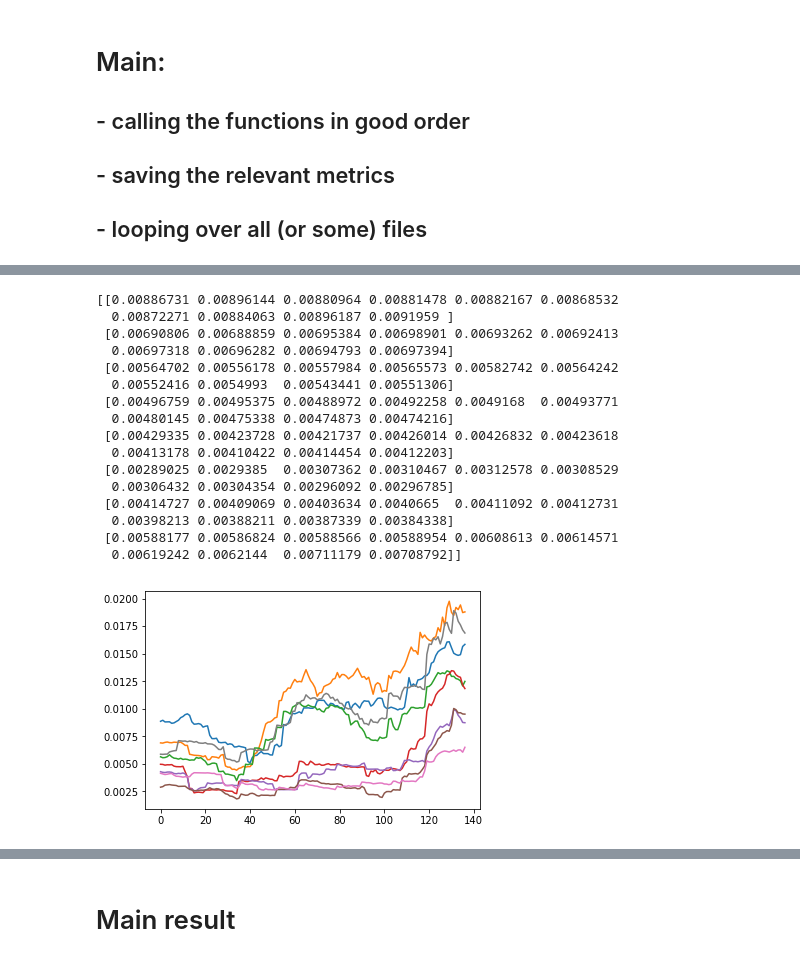
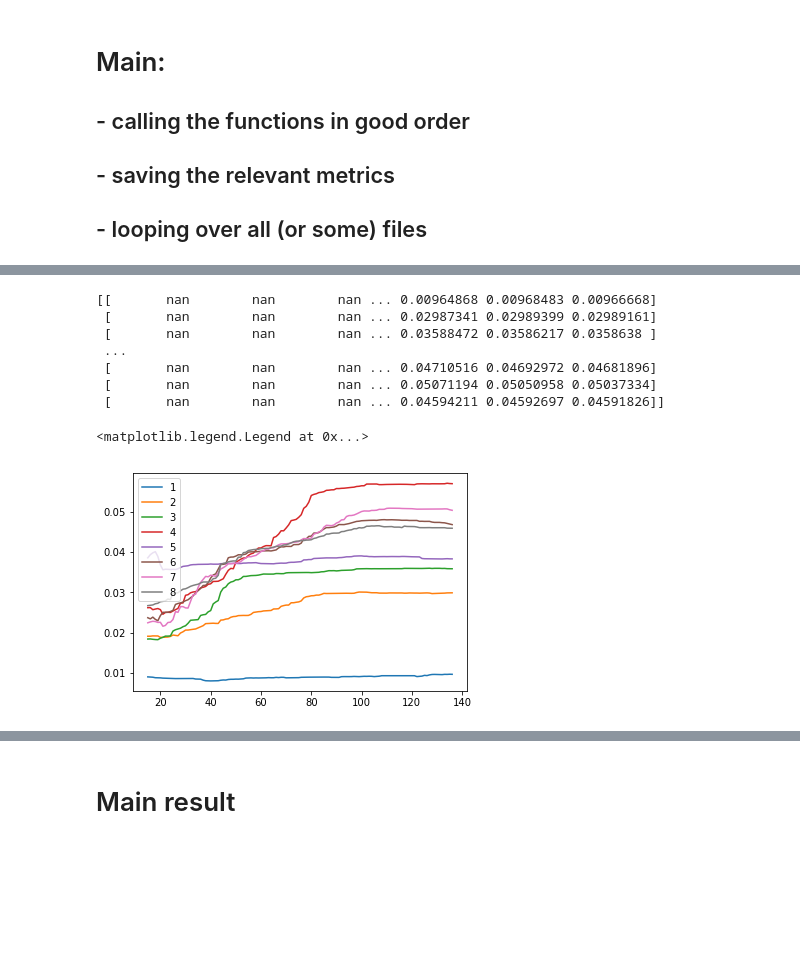
Before and after one commit to jkikstra/climvar, a Jupyter notebook: IlyasPastVariability.ipynb, the cells around one changed output, grey strips where cells are left out. Saved outputs shown, nothing was run; the diff lists cells and outputs as text; code cells hidden in the pictures; blank space fills up the shorter version.

```diff
--- a/IlyasPastVariability.ipynb
+++ b/IlyasPastVariability.ipynb
@@ -23,7 +29,11 @@ import math
 from scipy import stats
 import pylab
 
+import uncertainties as u # requires an install every time I activate pangeo again. ;
+
 startyr = 1850
-endyr = 2016
+endyr = 2018
 climateperiod = 30
 numyears_data = endyr - startyr + 1
+
+#scipy.signal.detrend
@@ -169,10 +195,15 @@ for i in regions:
 # data = t_anom
 
 def do_regional_data(data):
-    # some parameters to increase readability of the code:
-    numyears = data.shape[0]
-    grid_lat = data.shape[1]
-    grid_lon = data.shape[2]
+    # to check the size of the input 'data' and adjust the parameters accordingly
+    if data.ndim == 3:
+        numyears = data.shape[0]
+        grid_lat = data.shape[1]
+        grid_lon = data.shape[2]
+    if data.ndim == 2:
+        numyears = 1
+        grid_lat = data.shape[0]
+        grid_lon = data.shape[1]
 
     # create variable to store processed data:
     regional_data = np.zeros((numregions, numyears)) # for storing weighted mean temperature (per year and per region)
@@ -185,13 +216,23 @@ def do_regional_data(data):
             for i in range(grid_lat):
                 for j in range(grid_lon):
                     # this highly nested loop applies the weights of the masked grid to the data.
-                    t_sum = t_sum + (data[year][i][j] * weighted_grid[c][i][j])
+                    if data.ndim == 2:
+                        t_sum = t_sum + (data[i][j] * weighted_grid[c][i][j])
+                    else:
+                        t_sum = t_sum + (data[year][i][j] * weighted_grid[c][i][j])
             t_mean = t_sum/np.nansum(weighted_grid[c])
             regional_data[c][year] = t_mean
 
     return regional_data
 
 regional_data = do_regional_data(t_anom)
+
+
+
+# plt.figure()
+# # plt.plot(range(regional_data.shape[1]), np.mean(global_data_detrended, axis=1))
+# for c in range(len(regions)):
+#     plt.plot(range(regional_data.shape[1]), regional_data[c])
 # %% [markdown]
 ### Detrend a) regional mean data, and b) global mean data.
 #### Done by creating a 30yr array for each year, and subtracting the trend from that climatic period.
@@ -270,3 +344,9 @@ regional_data_detrended, global_data_detrended, regional_clim_data, global_clim_
+# %%
+global_data_detrended[14:50]
+plt.plot(range(regional_data.shape[1]), global_data_detrended)
+
+for i in range(regional_data.shape[1]):
+    print(np.nanmean(global_data_detrended[i]))
 # %%
 # check the data output:
 
@@ -504,27 +601,20 @@ SDsOfSDs = loop_over_ensmembers()
 # %%
 for rgn in range(8):
-    plt.plot(range(137),SDsOfSDs[rgn])
-print(SDsOfSDs[:,0:10])
+    plt.plot(range(139),SDsOfSDs[rgn])
+print(SDsOfSDs[:,:])
+plt.legend(regions)
 
 ###
 # conclusion seems to be that there is more of a spread in the recent decades
 #   which indicates a higher spread in the amount of variability
 #   and could therefore indicate a trend in the SD/NormDist of the interannual temperatures.
 # %% [output]
-[[0.00886731 0.00896144 0.00880964 0.00881478 0.00882167 0.00868532
-  0.00872271 0.00884063 0.00896187 0.0091959 ]
- [0.00690806 0.00688859 0.00695384 0.00698901 0.00693262 0.00692413
-  0.00697318 0.00696282 0.00694793 0.00697394]
- [0.00564702 0.00556178 0.00557984 0.00565573 0.00582742 0.00564242
-  0.00552416 0.0054993  0.00543441 0.00551306]
- [0.00496759 0.00495375 0.00488972 0.00492258 0.0049168  0.00493771
-  0.00480145 0.00475338 0.00474873 0.00474216]
- [0.00429335 0.00423728 0.00421737 0.00426014 0.00426832 0.00423618
-  0.00413178 0.00410422 0.00414454 0.00412203]
- [0.00289025 0.0029385  0.00307362 0.00310467 0.00312578 0.00308529
-  0.00306432 0.00304354 0.00296092 0.00296785]
- [0.00414727 0.00409069 0.00403634 0.0040665  0.00411092 0.00412731
-  0.00398213 0.00388211 0.00387339 0.00384338]
- [0.00588177 0.00586824 0.00588566 0.00588954 0.00608613 0.00614571
-  0.00619242 0.0062144  0.00711179 0.00708792]]
+[[       nan        nan        nan ... 0.00964868 0.00968483 0.00966668]
+ [       nan        nan        nan ... 0.02987341 0.02989399 0.02989161]
+ [       nan        nan        nan ... 0.03588472 0.03586217 0.0358638 ]
+ ...
+ [       nan        nan        nan ... 0.04710516 0.04692972 0.04681896]
+ [       nan        nan        nan ... 0.05071194 0.05050958 0.05037334]
+ [       nan        nan        nan ... 0.04594211 0.04592697 0.04591826]]
+<matplotlib.legend.Legend at 0x...>
-[figure, old version]
+[figure, new version]
```
Also changed, not shown: parts of 22 cells of this notebook.
